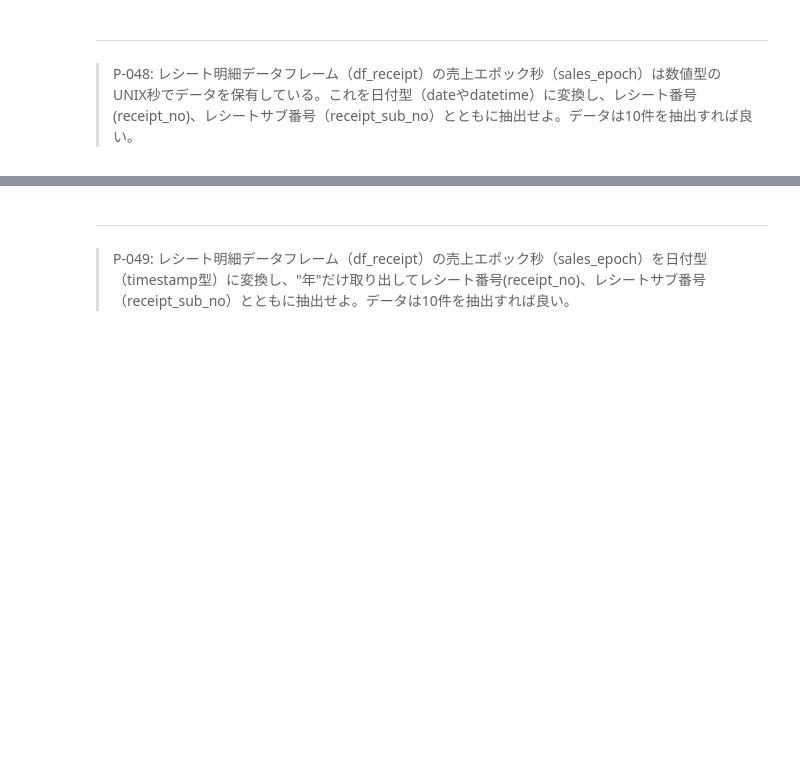
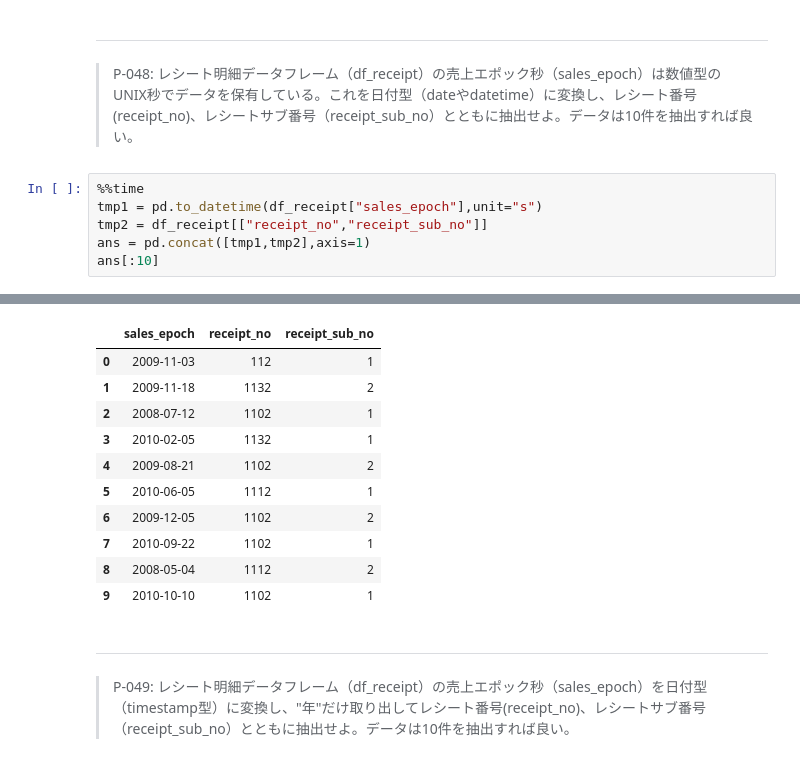
Before and after one commit to twobooks/100knocks-preprocess-training, a Jupyter notebook: docker/work/preprocess_knock_Python.ipynb, the cells around one changed output, grey strips where cells are left out. Cells and saved outputs as stored; diff of their text form; blank space fills up the shorter version.

```diff
--- a/docker/work/preprocess_knock_Python.ipynb
+++ b/docker/work/preprocess_knock_Python.ipynb
@@ -1030,3 +1030,10 @@ pd.concat([tmp1,tmp2],axis=1).head(10)
 # %% [markdown]
 ---
 > P-048: レシート明細データフレーム（df_receipt）の売上エポック秒（sales_epoch）は数値型のUNIX秒でデータを保有している。これを日付型（dateやdatetime）に変換し、レシート番号(receipt_no)、レシートサブ番号（receipt_sub_no）とともに抽出せよ。データは10件を抽出すれば良い。
+# %%
+%%time
+tmp1 = pd.to_datetime(df_receipt["sales_epoch"],unit="s")
+tmp2 = df_receipt[["receipt_no","receipt_sub_no"]]
+ans = pd.concat([tmp1,tmp2],axis=1)
+ans[:10]
+# %% [output]
@@ -1033,3 +1042,14 @@ pd.concat([tmp1,tmp2],axis=1).head(10)
+|  | sales_epoch | receipt_no | receipt_sub_no |
+| 0 | 2009-11-03 | 112 | 1 |
+| 1 | 2009-11-18 | 1132 | 2 |
+| 2 | 2008-07-12 | 1102 | 1 |
+| 3 | 2010-02-05 | 1132 | 1 |
+| 4 | 2009-08-21 | 1102 | 2 |
+| 5 | 2010-06-05 | 1112 | 1 |
+| 6 | 2009-12-05 | 1102 | 2 |
+| 7 | 2010-09-22 | 1102 | 1 |
+| 8 | 2008-05-04 | 1112 | 2 |
+| 9 | 2010-10-10 | 1102 | 1 |
 # %% [markdown]
 ---
 > P-049: レシート明細データフレーム（df_receipt）の売上エポック秒（sales_epoch）を日付型（timestamp型）に変換し、"年"だけ取り出してレシート番号(receipt_no)、レシートサブ番号（receipt_sub_no）とともに抽出せよ。データは10件を抽出すれば良い。
```
Also changed, not shown: parts of 6 cells of this notebook, 1 other file.
